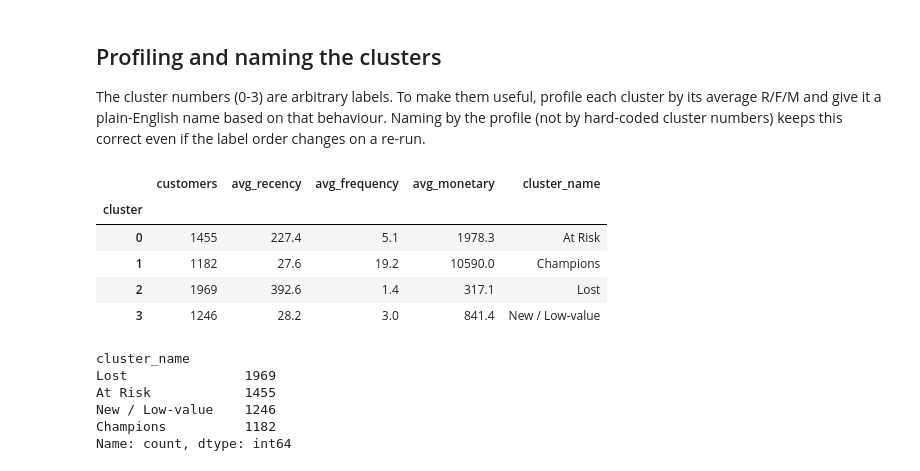
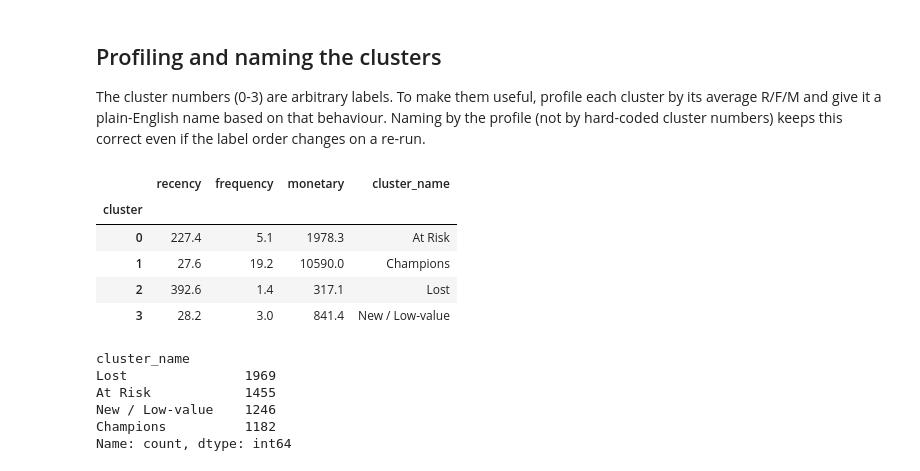
Before and after one commit to pranavsingla1207-byte/retailpulse, a Jupyter notebook: notebooks/04_rfm_and_clustering.ipynb, the cells around one changed output. Cells and saved outputs as stored; diff of their text form; code cells hidden in the pictures.

```diff
--- a/notebooks/04_rfm_and_clustering.ipynb
+++ b/notebooks/04_rfm_and_clustering.ipynb
@@ -270,31 +262,26 @@ by its average R/F/M and give it a plain-English name based on that behaviour. N
 the profile (not by hard-coded cluster numbers) keeps this correct even if the label order
 changes on a re-run.
 # %%
-cluster_profile = rfm.groupby("cluster").agg(
-    customers=("cluster", "size"),
-    avg_recency=("recency", "mean"),
-    avg_frequency=("frequency", "mean"),
-    avg_monetary=("monetary", "mean"),
-).round(1)
+cluster_profile = rfm.groupby("cluster")[["recency", "frequency", "monetary"]].mean().round(1)
 
 def name_cluster(row):
-    if row["avg_frequency"] >= 10:
+    if row["frequency"] >= 10:
         return "Champions"
-    if row["avg_recency"] > 180 and row["avg_monetary"] < 500:
+    if row["recency"] > 180 and row["monetary"] < 500:
         return "Lost"
-    if row["avg_recency"] > 180:
+    if row["recency"] > 180:
         return "At Risk"
     return "New / Low-value"
 
 cluster_profile["cluster_name"] = cluster_profile.apply(name_cluster, axis=1)
 cluster_profile
 # %% [output]
-|  | customers | avg_recency | avg_frequency | avg_monetary | cluster_name |
-| cluster |  |  |  |  |  |
-| 0 | 1455 | 227.4 | 5.1 | 1978.3 | At Risk |
-| 1 | 1182 | 27.6 | 19.2 | 10590.0 | Champions |
-| 2 | 1969 | 392.6 | 1.4 | 317.1 | Lost |
-| 3 | 1246 | 28.2 | 3.0 | 841.4 | New / Low-value |
+|  | recency | frequency | monetary | cluster_name |
+| cluster |  |  |  |  |
+| 0 | 227.4 | 5.1 | 1978.3 | At Risk |
+| 1 | 27.6 | 19.2 | 10590.0 | Champions |
+| 2 | 392.6 | 1.4 | 317.1 | Lost |
+| 3 | 28.2 | 3.0 | 841.4 | New / Low-value |
 # %%
 name_map = cluster_profile["cluster_name"].to_dict()
 rfm["cluster_name"] = rfm["cluster"].map(name_map)
```
Also changed, not shown: parts of 4 cells of this notebook.
